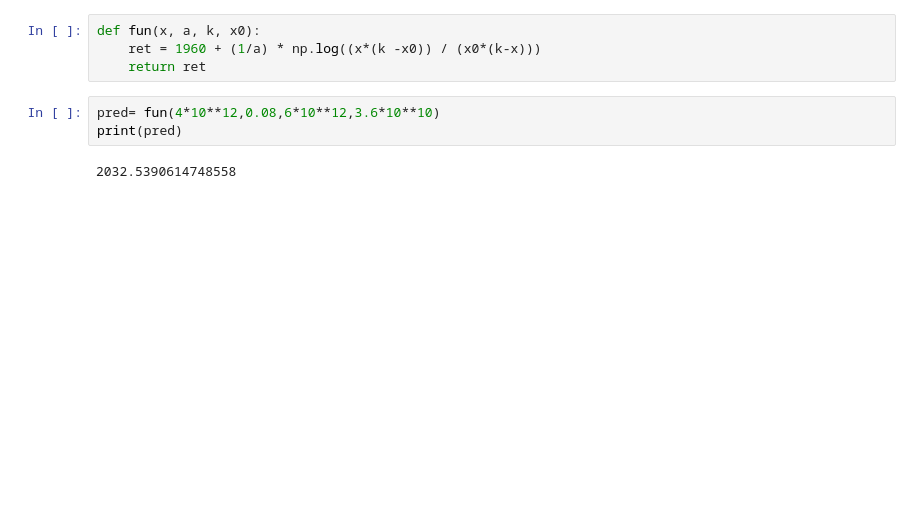
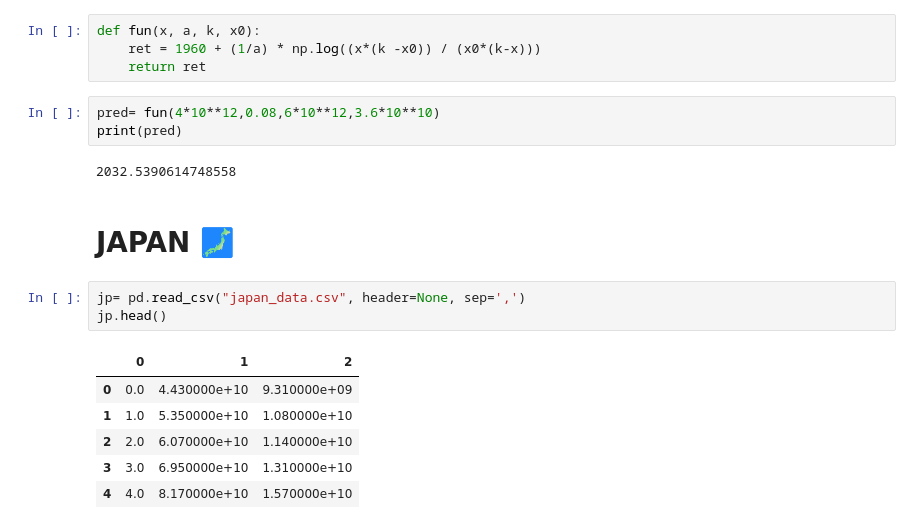
Before and after one commit to akshaTec/AKSum_CS_302, a Jupyter notebook: Lab1/q_2 (1).ipynb, the cells around one changed output. Cells and saved outputs as stored; diff of their text form; blank space fills up the shorter version.

```diff
--- a/Lab1/q_2 (1).ipynb
+++ b/Lab1/q_2 (1).ipynb
@@ -44,3 +45,15 @@ pred= fun(4*10**12,0.08,6*10**12,3.6*10**10)
 print(pred)
 # %% [output]
 2032.5390614748558
+# %% [markdown]
+# JAPAN 🗾
+# %%
+jp= pd.read_csv("japan_data.csv", header=None, sep=',')
+jp.head()
+# %% [output]
+|  | 0 | 1 | 2 |
+| 0 | 0.0 | 4.430000e+10 | 9.310000e+09 |
+| 1 | 1.0 | 5.350000e+10 | 1.080000e+10 |
+| 2 | 2.0 | 6.070000e+10 | 1.140000e+10 |
+| 3 | 3.0 | 6.950000e+10 | 1.310000e+10 |
+| 4 | 4.0 | 8.170000e+10 | 1.570000e+10 |
```
Also changed, not shown: parts of 2 cells of this notebook, 2 other files.
